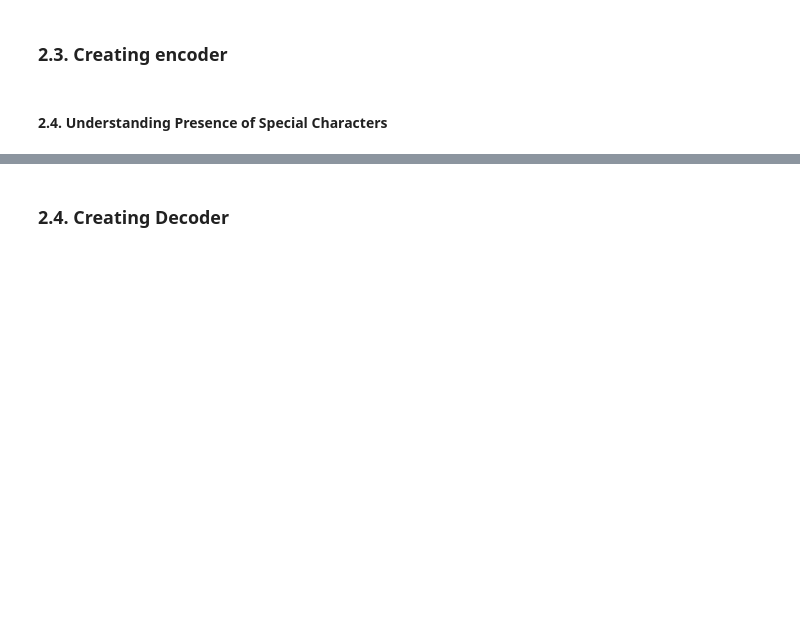
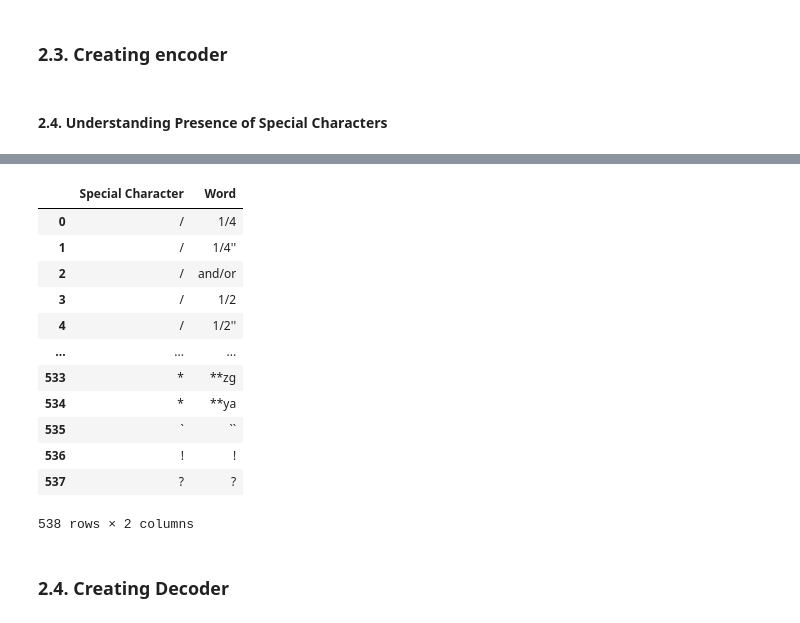
Before and after one commit to 95-percent-ci/makemore_implementation, a Jupyter notebook: notebooks/nplm_refractored.ipynb, the cells around one changed output, grey strips where cells are left out. Cells and saved outputs as stored; diff of their text form; code cells hidden in the pictures; blank space fills up the shorter version.

```diff
--- a/notebooks/nplm_refractored.ipynb
+++ b/notebooks/nplm_refractored.ipynb
@@ -105,6 +111,22 @@ for char in special_chars:
         req_data.append((char, word))
 
 df_special_chars_use = pd.DataFrame(data=req_data, columns=['Special Character', 'Word'])
+# %%
+df_special_chars_use
+# %% [output]
+|  | Special Character | Word |
+| 0 | / | 1/4 |
+| 1 | / | 1/4'' |
+| 2 | / | and/or |
+| 3 | / | 1/2 |
+| 4 | / | 1/2'' |
+| ... | ... | ... |
+| 533 | * | **zg |
+| 534 | * | **ya |
+| 535 | ` | `` |
+| 536 | ! | ! |
+| 537 | ? | ? |
+538 rows × 2 columns
 # %% [markdown]
 ### 2.4. Creating Decoder
 # %%
```
Also changed, not shown: parts of 20 cells of this notebook.
